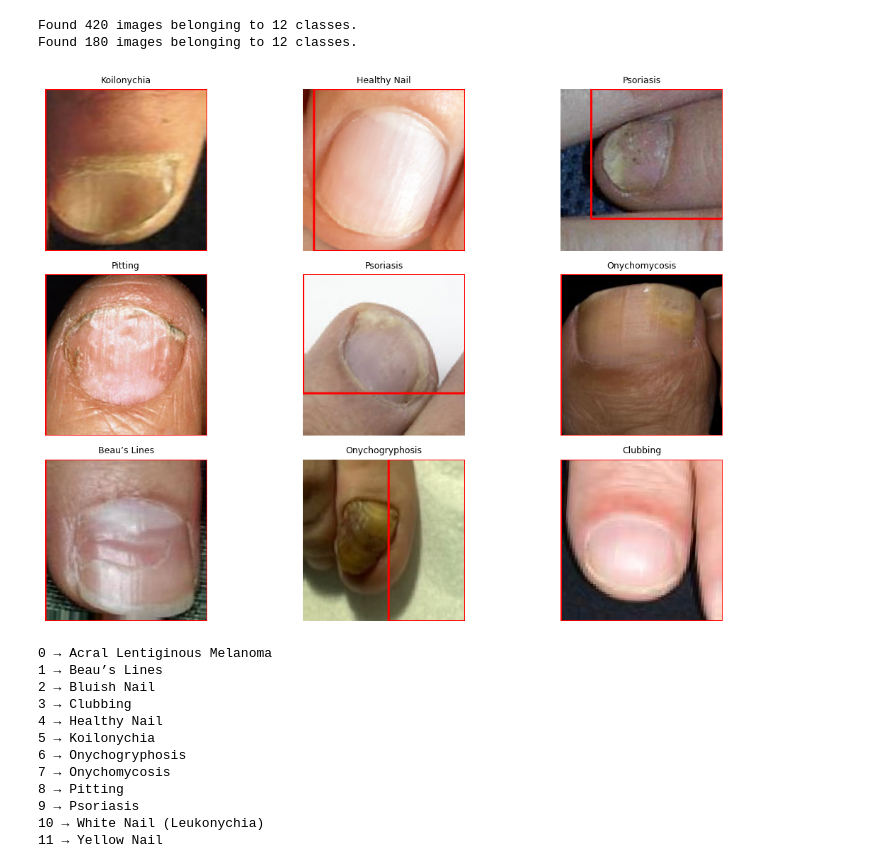
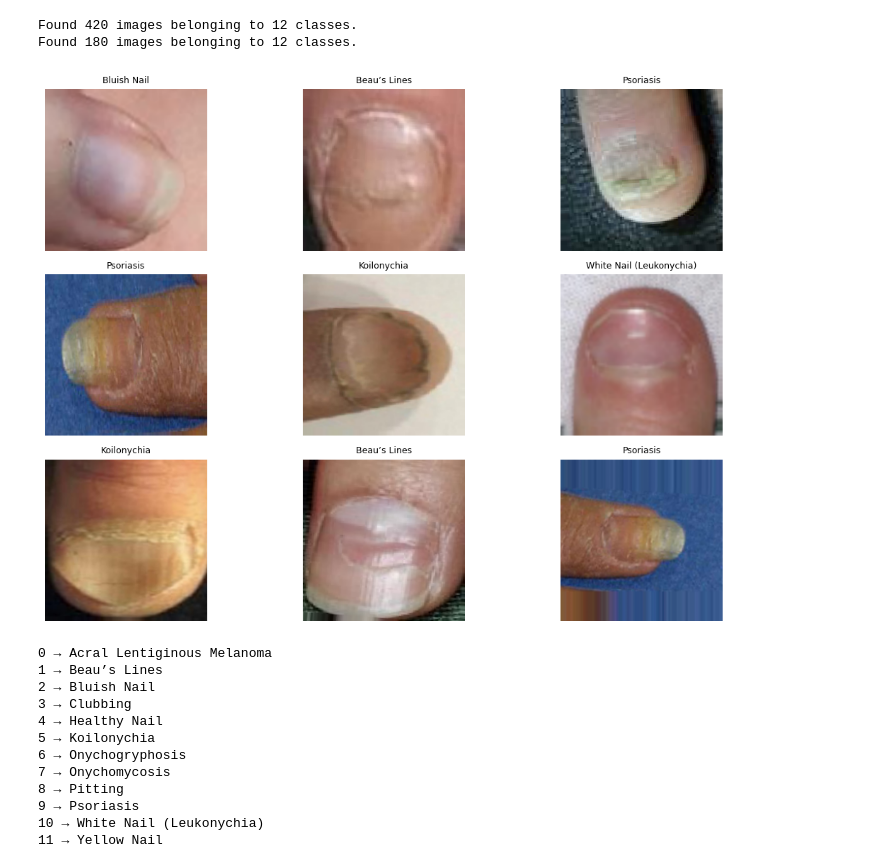
Before and after one commit to harleneee/KuCognition, a Jupyter notebook: KuCognition/preprocessing.ipynb, the cells around one changed output. Drawn from its saved outputs; the diff is of its cells as text; code cells hidden in the pictures.

Commit message:
edited preprocessing

```diff
--- a/KuCognition/preprocessing.ipynb
+++ b/KuCognition/preprocessing.ipynb
@@ -73,7 +93,7 @@ def enhance_nail_image_full(img):
     img = img / 255.0  # gentle normalization
     return img
 # %%
-# 🟩 STEP 6: Data generators with safe augmentation
+# 🟩 STEP 6: Data generators with safer augmentation
 from tensorflow.keras.preprocessing.image import ImageDataGenerator
 
 train_datagen = ImageDataGenerator(
@@ -83,54 +103,48 @@ train_datagen = ImageDataGenerator(
     zoom_range=0.03,
     horizontal_flip=True,
     fill_mode='nearest',
-    preprocessing_function=enhance_nail_image_full
+    preprocessing_function=enhance_nail_image_loose
 )
 
 test_datagen = ImageDataGenerator(
-    preprocessing_function=enhance_nail_image_full
+    preprocessing_function=enhance_nail_image_loose
 )
-
-train_data = train_datagen.flow_from_directory(
-    train_dir,
-    target_size=(224, 224),
-    batch_size=32,
-    class_mode='categorical'
-)
-
-test_data = test_datagen.flow_from_directory(
-    test_dir,
-    target_size=(224, 224),
-    batch_size=32,
-    class_mode='categorical'
-)
-# %% [output]
-Found 420 images belonging to 12 classes.
-Found 180 images belonging to 12 classes.
 # %%
-# 🟩 STEP 7: Visualize 9 full images with detected nail square
+# 🟩 STEP 7: Visualize 9 clean samples
 import matplotlib.pyplot as plt
+import numpy as np
+from tensorflow.keras.preprocessing.image import ImageDataGenerator
 
-images, labels = next(train_data)
+# Create data generators
+train_generator = train_datagen.flow_from_directory(
+    train_dir,
+    target_size=(224, 224),
+    batch_size=32,
+    class_mode='categorical'
+)
+
+test_generator = test_datagen.flow_from_directory(
+    test_dir,
+    target_size=(224, 224),
+    batch_size=32,
+    class_mode='categorical'
+)
+
+
+images, labels = next(train_generator) # Use train_generator here
 plt.figure(figsize=(12, 8))
-
 for i in range(9):
-    img = (images[i]*255).astype(np.uint8).copy()  # restore 0-255 for cv2
-    x1, y1, x2, y2 = detect_nail_bbox(img)
-
-    # Draw rectangle around nail
-    cv2.rectangle(img, (x1, y1), (x2, y2), color=(255, 0, 0), thickness=2)
-    img = img / 255.0  # back to 0-1 for plt
-
     plt.subplot(3, 3, i+1)
-    plt.imshow(img)
+    plt.imshow(images[i])
     label_idx = np.argmax(labels[i])
-    label_name = list(train_data.class_indices.keys())[label_idx]
+    label_name = list(train_generator.class_indices.keys())[label_idx] # Use train_generator here
     plt.title(label_name, fontsize=9)
     plt.axis('off')
-
 plt.tight_layout()
 plt.show()
 # %% [output]
+Found 420 images belonging to 12 classes.
+Found 180 images belonging to 12 classes.
-[figure, old version]
+[figure, new version]
 # %%
 # 🟩 STEP 8: Display class labels with numeric indices
```
Also changed, not shown: parts of 3 cells of this notebook.
